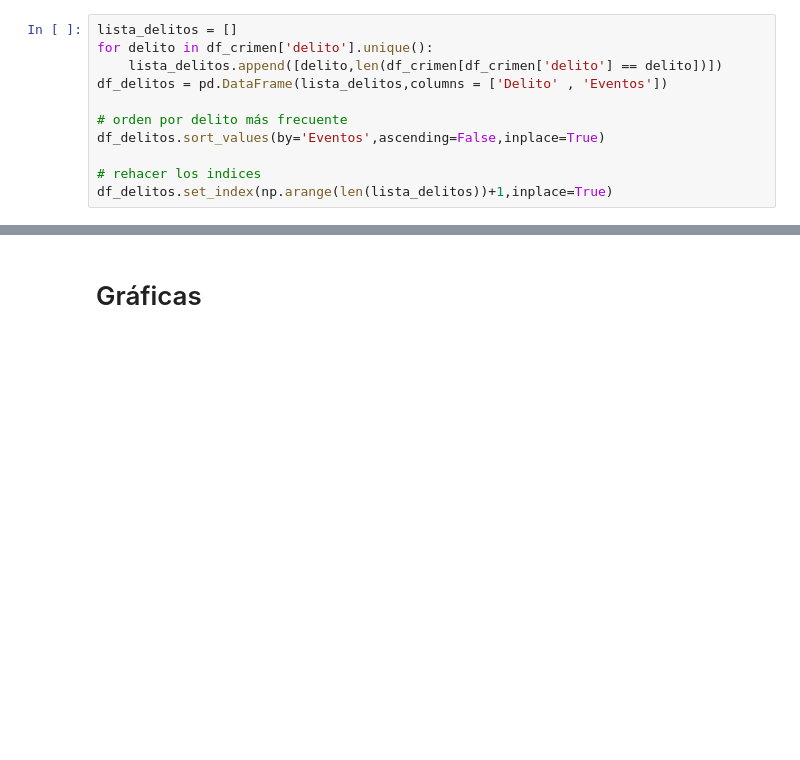
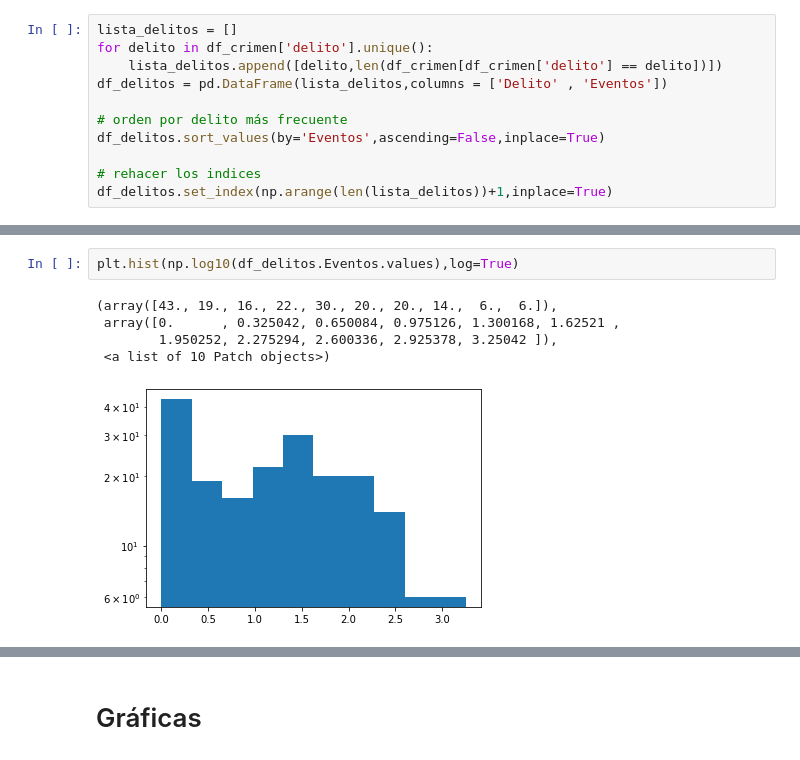
Before and after one commit to pachichi/crimenCDMX, a Jupyter notebook: Delitos.ipynb, the cells around one changed output, grey strips where cells are left out. Saved outputs shown, nothing was run; the diff lists cells and outputs as text; blank space fills up the shorter version.

```diff
--- a/Delitos.ipynb
+++ b/Delitos.ipynb
@@ -70,0 +160,8 @@ df_delitos.plot(x='Delito',y='Eventos',loglog=True)
+# %%
+plt.hist(np.log10(df_delitos.Eventos.values),log=True)
+# %% [output]
+(array([43., 19., 16., 22., 30., 20., 20., 14.,  6.,  6.]),
+ array([0.      , 0.325042, 0.650084, 0.975126, 1.300168, 1.62521 ,
+        1.950252, 2.275294, 2.600336, 2.925378, 3.25042 ]),
+ <a list of 10 Patch objects>)
+[figure, added]
```
Also changed, not shown: parts of 45 cells of this notebook, 1 other file.
